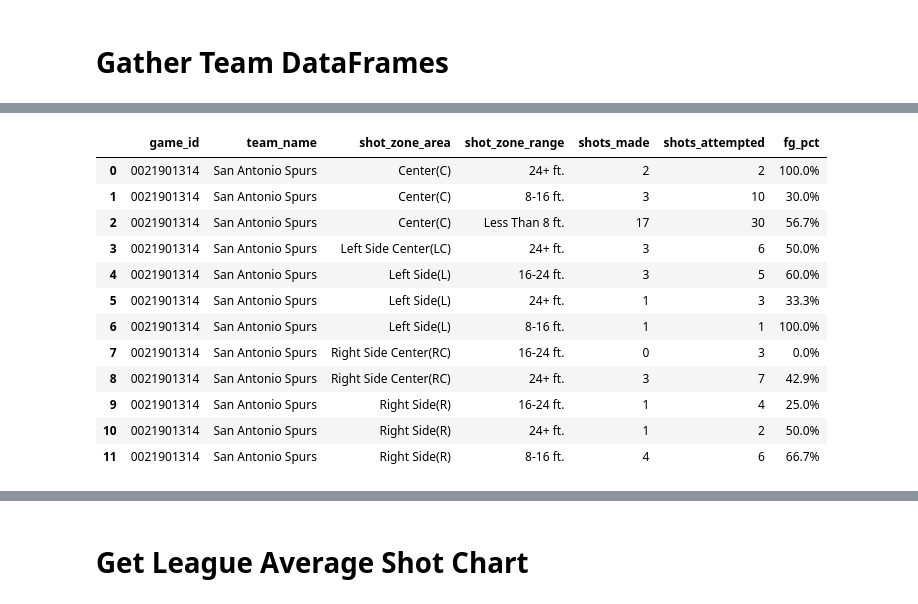
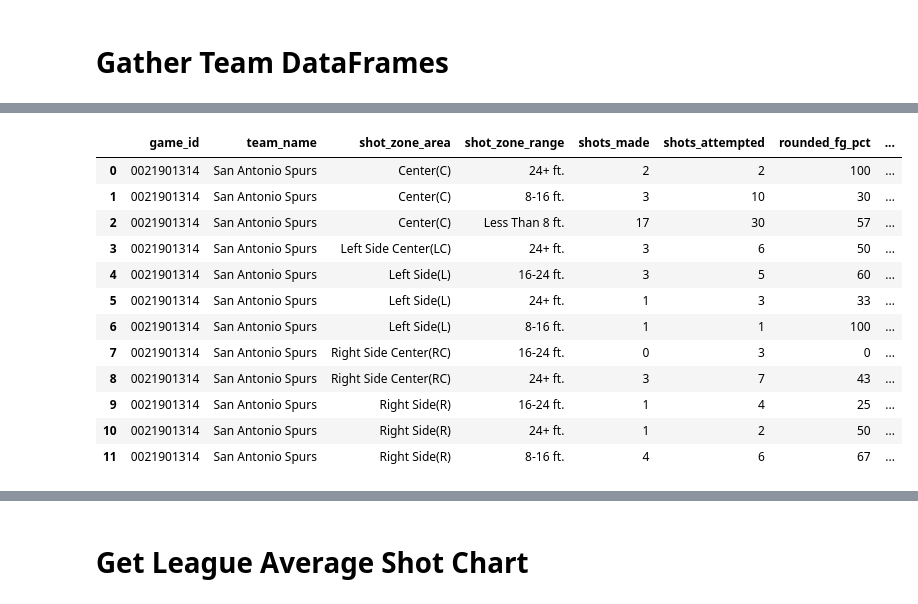
Before and after one commit to SpecCRA/vlads_data_project, a Jupyter notebook: get_shots_data.ipynb, the cells around one changed output, grey strips where cells are left out. Saved outputs shown, nothing was run; the diff lists cells and outputs as text; code cells hidden in the pictures.

```diff
--- a/get_shots_data.ipynb
+++ b/get_shots_data.ipynb
@@ -123,8 +126,8 @@ def clean_shots_df(shots_df):
 
     # add a fg pct column and format it
     # format by leaving one decimal place and adding '%' to the end
-    agg_df['fg_pct'] = round((agg_df.SHOT_MADE_FLAG / agg_df.SHOT_ATTEMPTED_FLAG)* 100, 1)
-    agg_df['fg_pct'] = agg_df.fg_pct.apply(lambda x: str(x) + '%')
+    agg_df['rounded_fg_pct'] = round((agg_df.SHOT_MADE_FLAG / agg_df.SHOT_ATTEMPTED_FLAG)* 100).astype(int)
+    agg_df['formatted_fg_pct'] = agg_df.rounded_fg_pct.apply(lambda x: str(x) + '%')
 
     # format column names
     agg_df = rename_cols(agg_df)
@@ -182,19 +246,3 @@ opp_shots_df = gather_team_df(False)
 # %%
-spurs_shots_df = clean_shots_df(spurs_shots_df)
-opp_shots_df = clean_shots_df(opp_shots_df)
+clean_spurs_shots_df = clean_shots_df(spurs_shots_df)
+clean_opp_shots_df = clean_shots_df(opp_shots_df)
-# %%
-spurs_shots_df
-# %% [output]
-|  | game_id | team_name | shot_zone_area | shot_zone_range | shots_made | shots_attempted | fg_pct |
-| 0 | 0021901314 | San Antonio Spurs | Center(C) | 24+ ft. | 2 | 2 | 100.0% |
-| 1 | 0021901314 | San Antonio Spurs | Center(C) | 8-16 ft. | 3 | 10 | 30.0% |
-| 2 | 0021901314 | San Antonio Spurs | Center(C) | Less Than 8 ft. | 17 | 30 | 56.7% |
-| 3 | 0021901314 | San Antonio Spurs | Left Side Center(LC) | 24+ ft. | 3 | 6 | 50.0% |
-| 4 | 0021901314 | San Antonio Spurs | Left Side(L) | 16-24 ft. | 3 | 5 | 60.0% |
-| 5 | 0021901314 | San Antonio Spurs | Left Side(L) | 24+ ft. | 1 | 3 | 33.3% |
-| 6 | 0021901314 | San Antonio Spurs | Left Side(L) | 8-16 ft. | 1 | 1 | 100.0% |
-| 7 | 0021901314 | San Antonio Spurs | Right Side Center(RC) | 16-24 ft. | 0 | 3 | 0.0% |
-| 8 | 0021901314 | San Antonio Spurs | Right Side Center(RC) | 24+ ft. | 3 | 7 | 42.9% |
-| 9 | 0021901314 | San Antonio Spurs | Right Side(R) | 16-24 ft. | 1 | 4 | 25.0% |
-| 10 | 0021901314 | San Antonio Spurs | Right Side(R) | 24+ ft. | 1 | 2 | 50.0% |
-| 11 | 0021901314 | San Antonio Spurs | Right Side(R) | 8-16 ft. | 4 | 6 | 66.7% |
@@ -204,0 +249,16 @@ opp_shots_df.to_json('data/shots_opp.json', orient='records')
+# %%
+clean_spurs_shots_df
+# %% [output]
+|  | game_id | team_name | shot_zone_area | shot_zone_range | shots_made | shots_attempted | rounded_fg_pct | ... |
+| 0 | 0021901314 | San Antonio Spurs | Center(C) | 24+ ft. | 2 | 2 | 100 | ... |
+| 1 | 0021901314 | San Antonio Spurs | Center(C) | 8-16 ft. | 3 | 10 | 30 | ... |
+| 2 | 0021901314 | San Antonio Spurs | Center(C) | Less Than 8 ft. | 17 | 30 | 57 | ... |
+| 3 | 0021901314 | San Antonio Spurs | Left Side Center(LC) | 24+ ft. | 3 | 6 | 50 | ... |
+| 4 | 0021901314 | San Antonio Spurs | Left Side(L) | 16-24 ft. | 3 | 5 | 60 | ... |
+| 5 | 0021901314 | San Antonio Spurs | Left Side(L) | 24+ ft. | 1 | 3 | 33 | ... |
+| 6 | 0021901314 | San Antonio Spurs | Left Side(L) | 8-16 ft. | 1 | 1 | 100 | ... |
+| 7 | 0021901314 | San Antonio Spurs | Right Side Center(RC) | 16-24 ft. | 0 | 3 | 0 | ... |
+| 8 | 0021901314 | San Antonio Spurs | Right Side Center(RC) | 24+ ft. | 3 | 7 | 43 | ... |
+| 9 | 0021901314 | San Antonio Spurs | Right Side(R) | 16-24 ft. | 1 | 4 | 25 | ... |
+| 10 | 0021901314 | San Antonio Spurs | Right Side(R) | 24+ ft. | 1 | 2 | 50 | ... |
+| 11 | 0021901314 | San Antonio Spurs | Right Side(R) | 8-16 ft. | 4 | 6 | 67 | ... |
```
Also changed, not shown: parts of 29 cells of this notebook, 4 other files.
